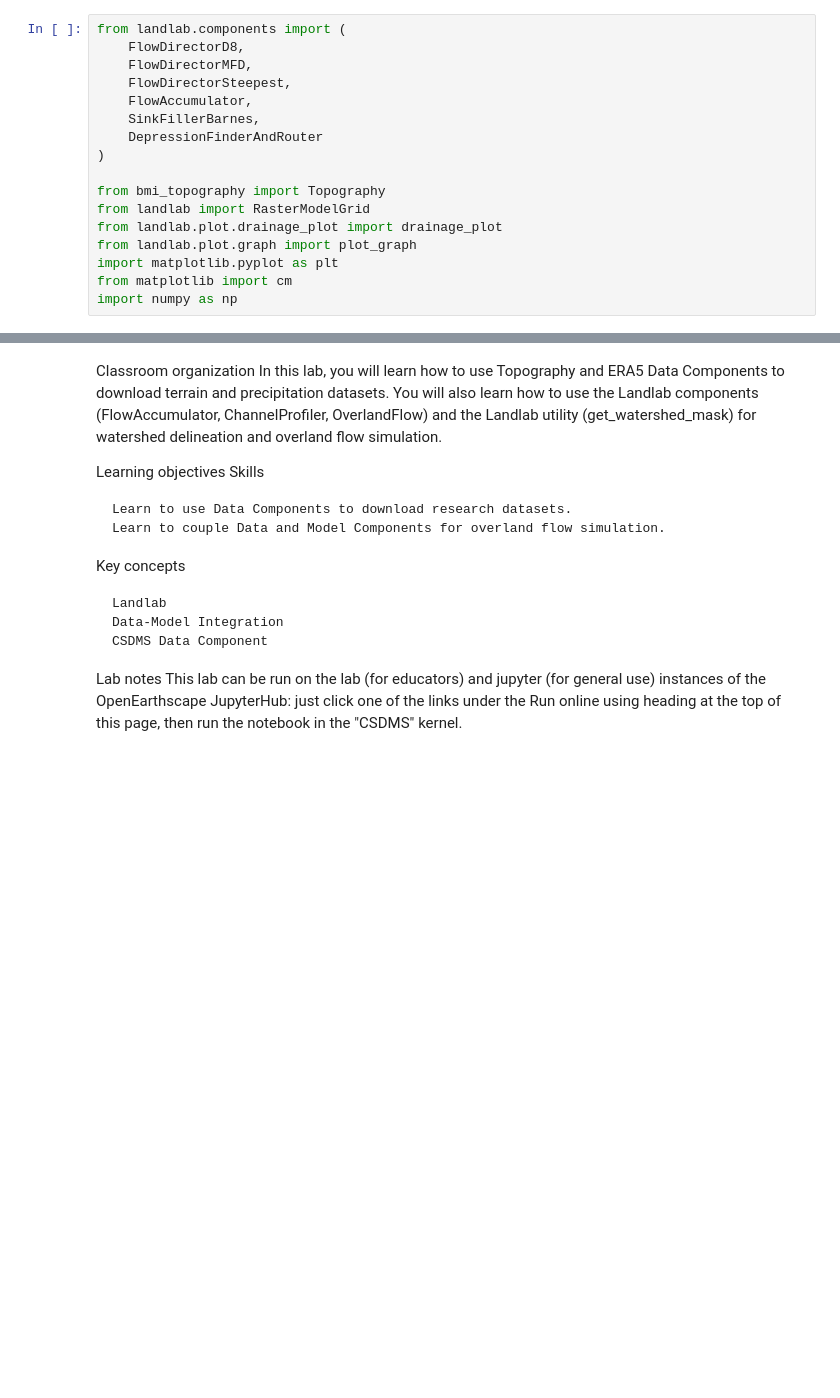
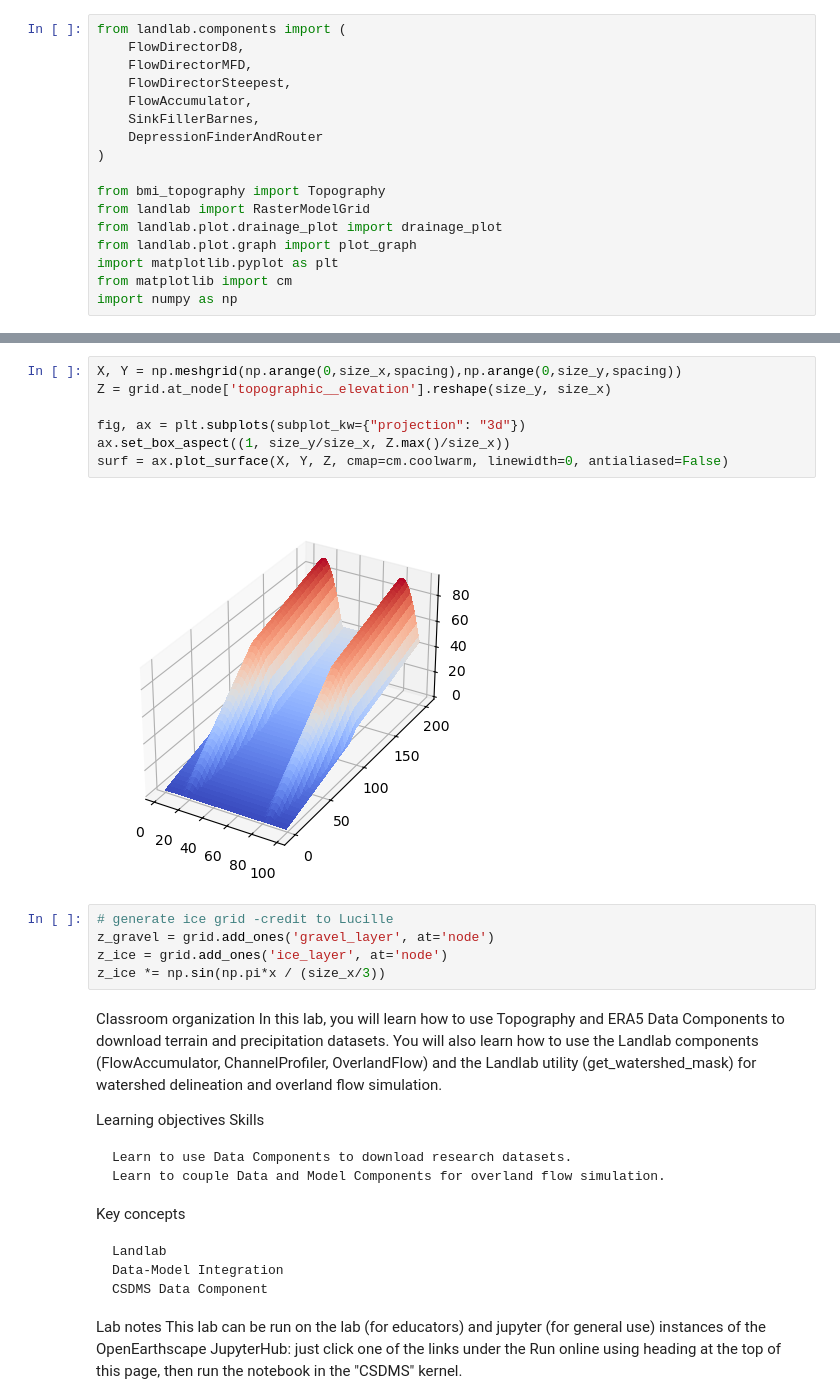
Before and after one commit to shaylatriant/2025-glacier-outbursts, a Jupyter notebook: post_glacial_lab.ipynb, the cells around one changed output, grey strips where cells are left out. Saved outputs shown, nothing was run; the diff lists cells and outputs as text; blank space fills up the shorter version.

```diff
--- a/post_glacial_lab.ipynb
+++ b/post_glacial_lab.ipynb
@@ -78,3 +88,17 @@ grid.imshow('topographic__elevation', cmap=cm.terrain)
+# %%
+X, Y = np.meshgrid(np.arange(0,size_x,spacing),np.arange(0,size_y,spacing))
+Z = grid.at_node['topographic__elevation'].reshape(size_y, size_x)
+
+fig, ax = plt.subplots(subplot_kw={"projection": "3d"})
+ax.set_box_aspect((1, size_y/size_x, Z.max()/size_x))
+surf = ax.plot_surface(X, Y, Z, cmap=cm.coolwarm, linewidth=0, antialiased=False)
+# %% [output]
+[figure, added]
+# %%
+# generate ice grid -credit to Lucille
+z_gravel = grid.add_ones('gravel_layer', at='node')
+z_ice = grid.add_ones('ice_layer', at='node')
+z_ice *= np.sin(np.pi*x / (size_x/3))
 # %% [markdown]
 Classroom organization
 In this lab, you will learn how to use Topography and ERA5 Data Components to download terrain and precipitation datasets. You will also learn how to use the Landlab components (FlowAccumulator, ChannelProfiler, OverlandFlow) and the Landlab utility (get_watershed_mask) for watershed delineation and overland flow simulation.
```
Also changed, not shown: parts of 1 cell of this notebook.
